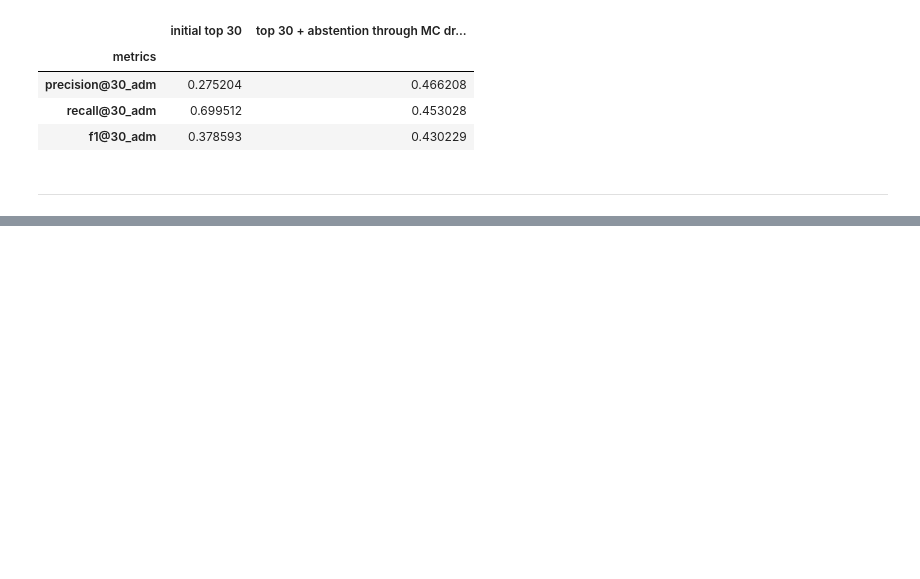
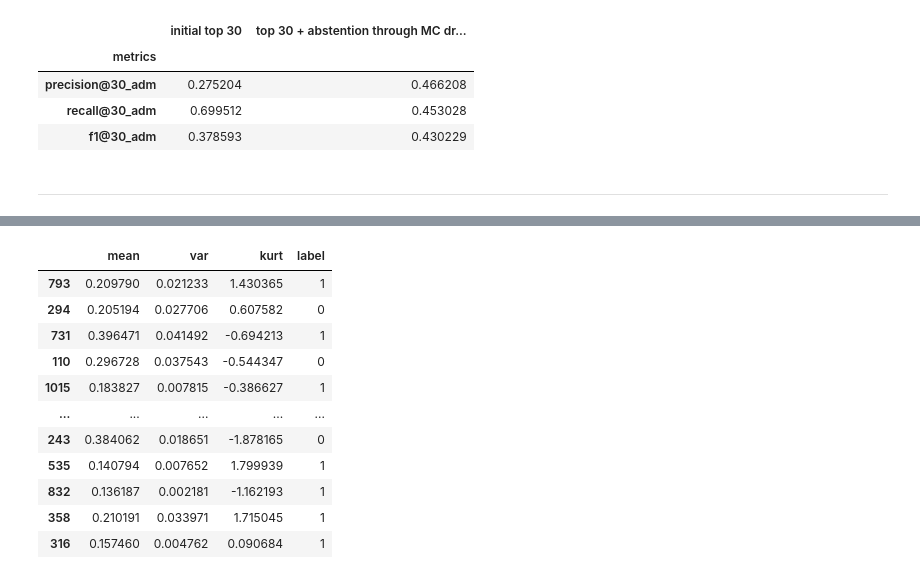
Before and after one commit to snovaisg/master-thesis, a Jupyter notebook: Abstention/Reproduce/baseline_mc_abstention.ipynb, the cells around one changed output, grey strips where cells are left out. Drawn from its saved outputs; the diff is of its cells as text; code cells hidden in the pictures; blank space fills up the shorter version.

```diff
--- a/Abstention/Reproduce/baseline_mc_abstention.ipynb
+++ b/Abstention/Reproduce/baseline_mc_abstention.ipynb
@@ -586,0 +589,9 @@ pd.concat([metrics_normal,metrics_w_abstention],axis=1).iloc[3:]
+# %%
+outs, golden = outs2df_mc(model,val_dataloader,dataset,return_golden=True)
+# %%
+kurtosis = outs.groupby(['pat_id','adm_index']).apply(pd.DataFrame.kurt)
+stats_outs = outs.groupby(['pat_id','adm_index']).agg(['mean','var'])
+
+for diag in kurtosis:
+    stats_outs[diag,'kurt'] = kurtosis[diag]
+stats_outs.head(3)
@@ -586,0 +634,64 @@ pd.concat([metrics_normal,metrics_w_abstention],axis=1).iloc[3:]
+# %%
+# need two conditions to decide wether to use the dumb classifier or not
+# 1) threhsold on the number of examples
+# 2) and there must be examples of both classes
+
+df_metrics = pd.DataFrame(columns=['diag','precision','recall','f1','clf','type'])
+
+signal = False
+clf_party = {}
+threshold = 20
+for diag in outs.columns:
+
+    # number of
+    n_TP = (TP[diag] == True).sum()
+    n_FP = (FP[diag] == True).sum()
+
+    total_n = n_TP + n_FP
+
+    if total_n < threshold or n_TP < 5 or n_FP < 5:
+        #use dumb classifier
+        clf = DumbClassifier()
+        df_metrics = df_metrics.append({'diag':diag,'precision':np.nan,'recall':np.nan,'f1':np.nan,'clf':clf,'type':'dumb'},ignore_index=True)
+    else:
+        #use logistic regression
+
+        ## create dataset
+        mean_tp = means[diag][TP[diag]].to_frame('mean')
+        mean_fp = means[diag][FP[diag]].to_frame('mean')
+
+        var_tp = variances[diag][TP[diag]].to_frame('var')
+        var_fp = variances[diag][FP[diag]].to_frame('var')
+
+        kurt_tp = kurts[diag][TP[diag]].to_frame('kurt')
+        kurt_fp = kurts[diag][FP[diag]].to_frame('kurt')
+
+        df_tp = pd.concat([mean_tp,var_tp,kurt_tp],axis=1).assign(label=0).reset_index(drop=True)
+        df_fp = pd.concat([mean_fp,var_fp,kurt_fp],axis=1).assign(label=1).reset_index(drop=True)
+
+        df = pd.concat([df_tp,df_fp],ignore_index=True).sample(frac=1.0)
+
+        if signal == False:
+            print('TP/FP dataset for diagnostic ',diag)
+            display(df)
+            signal = True
+
+        ## split into train-test
+
+        X_train,X_test,y_train,y_test = train_test_split(df[['mean','var','kurt']],df['label'],stratify=df['label'])
+
+        ## train
+        clf = LogisticRegression(class_weight="balanced");
+        clf.fit(X_train,y_train);
+
+        ## evaluate
+        preds = clf.predict(X_test);
+
+        precision = precision_score(y_test,preds)
+        recall = recall_score(y_test,preds)
+        f1 = f1_score(y_test,preds)
+
+        df_metrics = df_metrics.append({'diag':diag,'precision':precision,'recall':recall,'f1':f1,'clf':clf,'type':'model'},ignore_index=True)
+
+    clf_party[diag] = clf
+# %% [output]
@@ -586,0 +699,12 @@ pd.concat([metrics_normal,metrics_w_abstention],axis=1).iloc[3:]
+|  | mean | var | kurt | label |
+| 793 | 0.209790 | 0.021233 | 1.430365 | 1 |
+| 294 | 0.205194 | 0.027706 | 0.607582 | 0 |
+| 731 | 0.396471 | 0.041492 | -0.694213 | 1 |
+| 110 | 0.296728 | 0.037543 | -0.544347 | 0 |
+| 1015 | 0.183827 | 0.007815 | -0.386627 | 1 |
+| ... | ... | ... | ... | ... |
+| 243 | 0.384062 | 0.018651 | -1.878165 | 0 |
+| 535 | 0.140794 | 0.007652 | 1.799939 | 1 |
+| 832 | 0.136187 | 0.002181 | -1.162193 | 1 |
+| 358 | 0.210191 | 0.033971 | 1.715045 | 1 |
+| 316 | 0.157460 | 0.004762 | 0.090684 | 1 |
```
Also changed, not shown: parts of 10 cells of this notebook, 2 other files.
